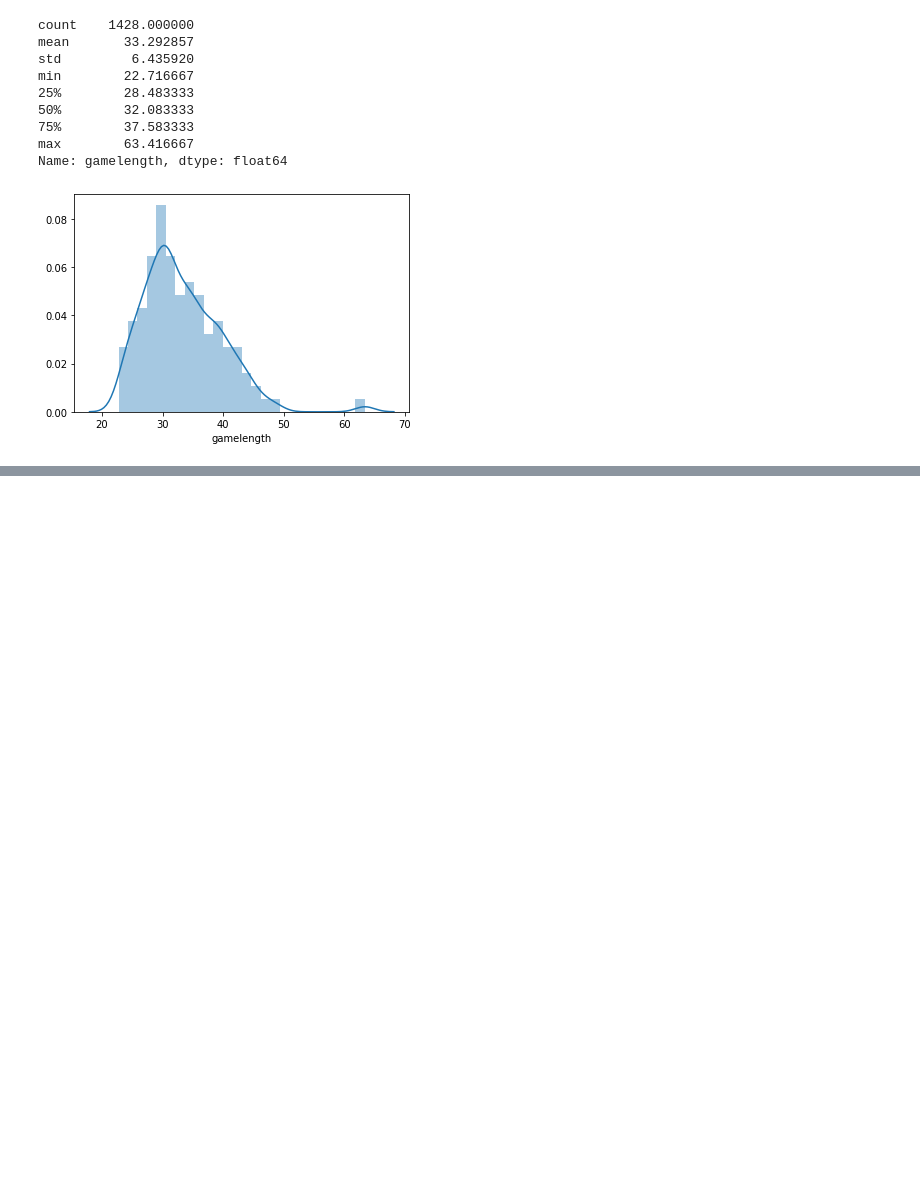
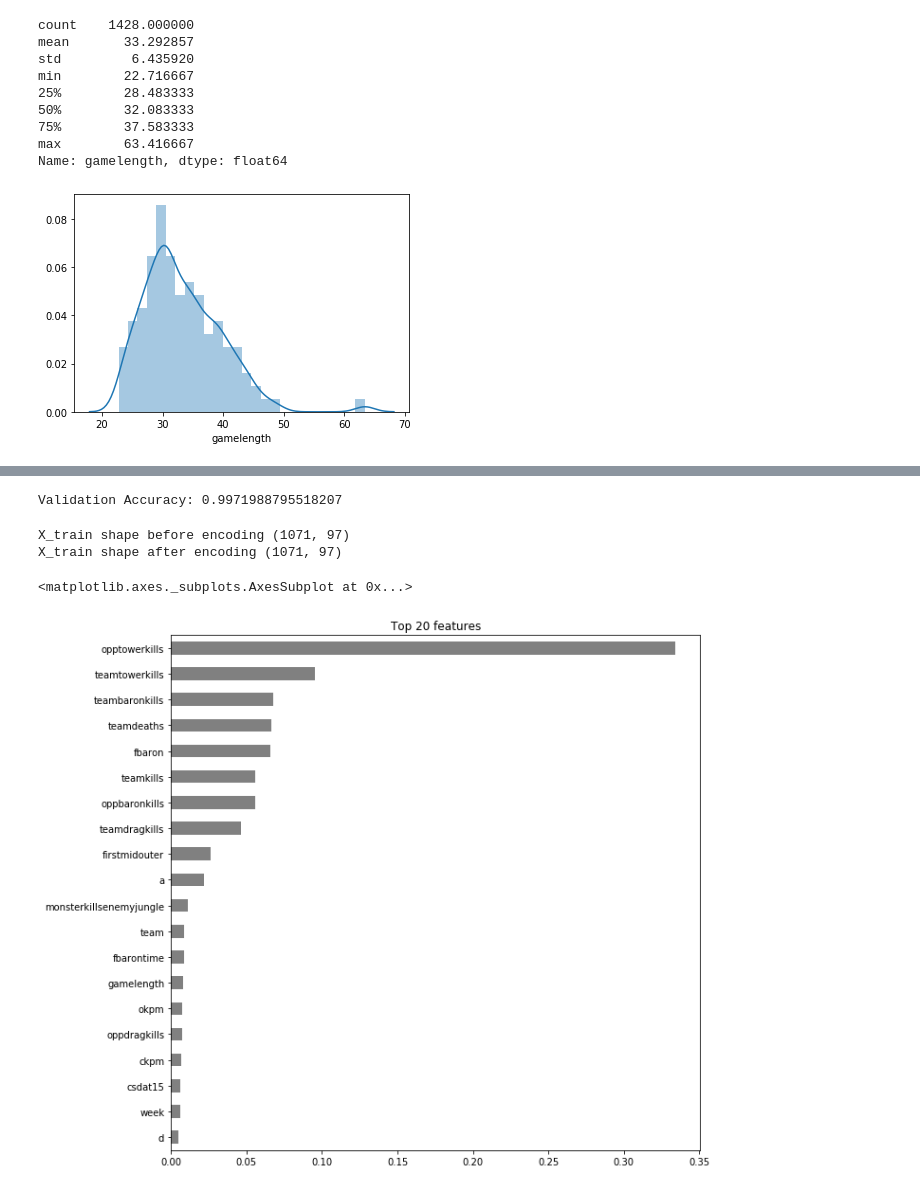
Before and after one commit to bloominstituteoftechnology/DS-Unit-2-Applied-Modeling, a Jupyter notebook: module1/assignment_applied_modeling_1.ipynb, the cells around one changed output, grey strips where cells are left out. Cells and saved outputs as stored; diff of their text form; code cells hidden in the pictures; blank space fills up the shorter version.

```diff
--- a/module1/assignment_applied_modeling_1.ipynb
+++ b/module1/assignment_applied_modeling_1.ipynb
@@ -181,0 +200,9 @@ sns.distplot(df['gamelength']);
+# %%
+target = 'result'
+# %%
+X_train = train.drop(columns=target)
+y_train = train[target]
+X_val = val.drop(columns=target)
+y_val = val[target]
+# X_test = test.drop(columns=target)
+# y_test = test[target]
@@ -181,0 +213,8 @@ sns.distplot(df['gamelength']);
+# %%
+pipeline = make_pipeline(
+    ce.OrdinalEncoder(),
+    SimpleImputer(),
+    RandomForestClassifier(random_state=42, n_jobs=-1)
+)
+
+pipeline.fit(X_train, y_train)
@@ -181,0 +239,33 @@ sns.distplot(df['gamelength']);
+# %%
+# Get validation accuracy
+y_pred = pipeline.predict(X_val)
+print('Validation Accuracy:', pipeline.score(X_val, y_val)) # We've got leakage!
+# %% [output]
+Validation Accuracy: 0.9971988795518207
+# %%
+print('X_train shape before encoding', X_train.shape)
+
+encoder = pipeline.named_steps['ordinalencoder']
+encoded = encoder.transform(X_train)
+
+print('X_train shape after encoding', encoded.shape)
+# %% [output]
+X_train shape before encoding (1071, 97)
+X_train shape after encoding (1071, 97)
+# %%
+# Plot feature importances to find leak
+%matplotlib inline
+import matplotlib.pyplot as plt
+
+# Get feature importances
+rf = pipeline.named_steps['randomforestclassifier']
+importances = pd.Series(rf.feature_importances_, encoded.columns)
+
+# Plot top n feature importances
+n = 20
+plt.figure(figsize=(10,n/2))
+plt.title(f'Top {n} features')
+importances.sort_values()[-n:].plot.barh(color='grey')
+# %% [output]
+<matplotlib.axes._subplots.AxesSubplot at 0x...>
+[figure, added]
```
Also changed, not shown: parts of 7 cells of this notebook.
